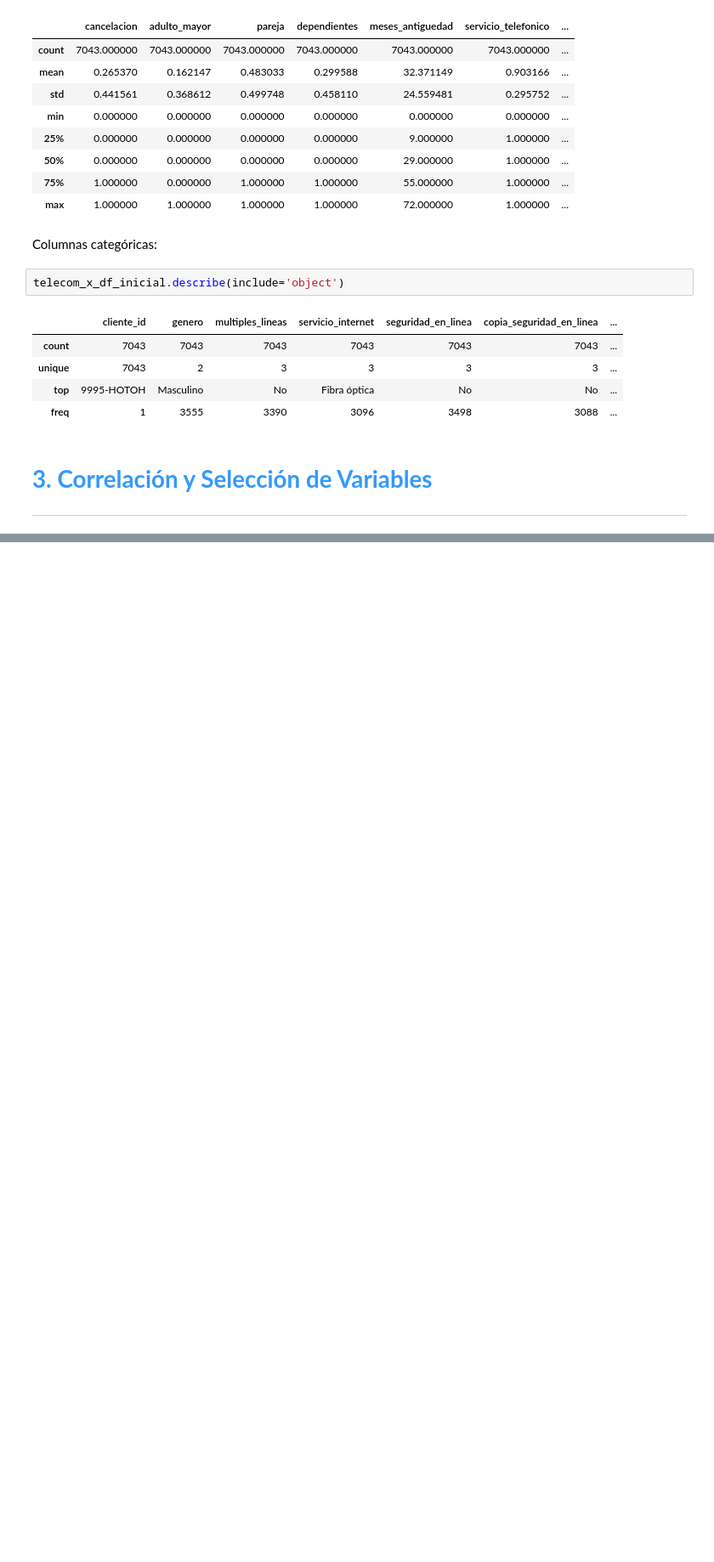
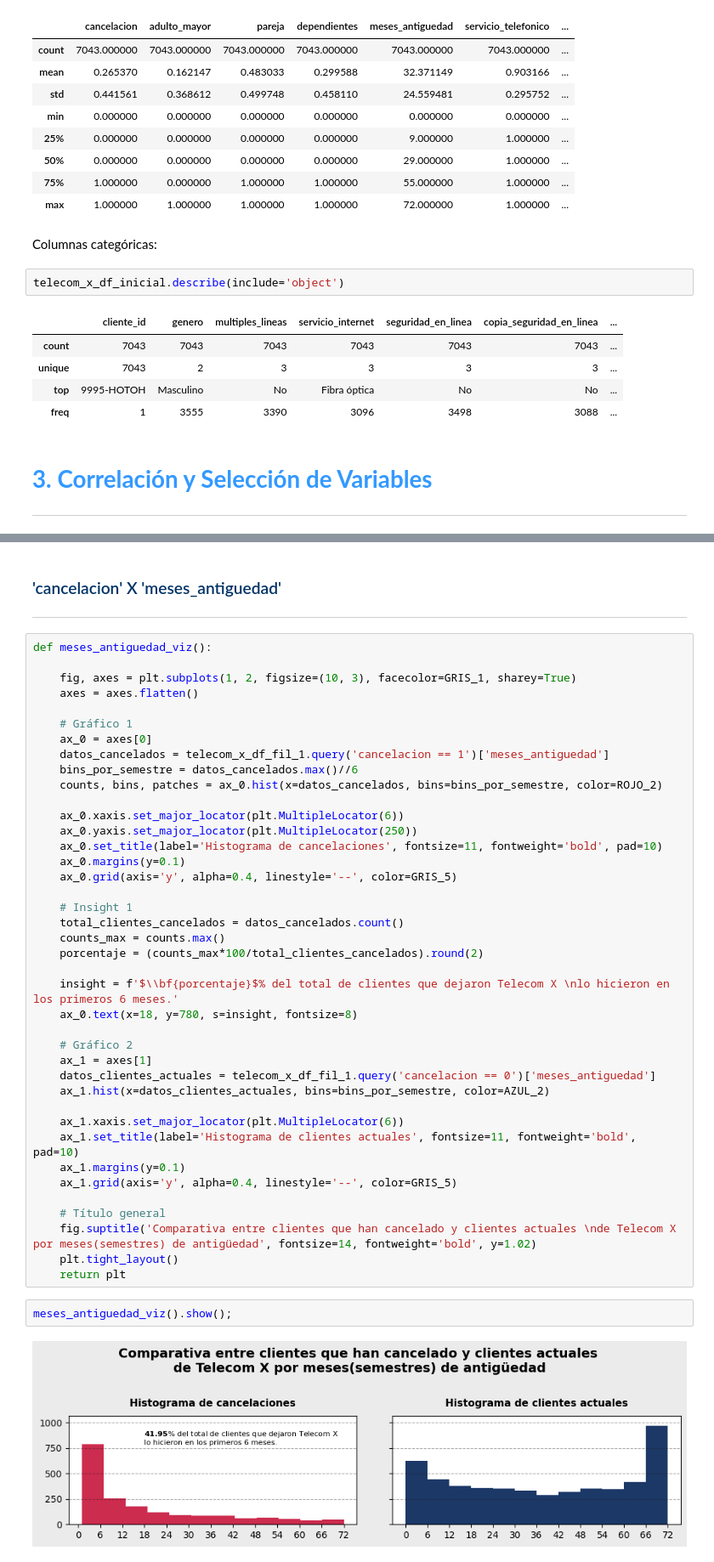
Before and after one commit to carloslozano-rg/challenge-telecom-x-parte-2-modelo-predictivo, a Jupyter notebook: Telecom_X_Modelo_Predictivo.ipynb, the cells around one changed output, grey strips where cells are left out. Shown at 85% size. Drawn from its saved outputs; the diff is of its cells as text; blank space fills up the shorter version.

```diff
--- a/Telecom_X_Modelo_Predictivo.ipynb
+++ b/Telecom_X_Modelo_Predictivo.ipynb
@@ -115,0 +206,47 @@ telecom_x_df_inicial.describe(include='object')
+# %% [markdown]
+### <font color='#003366'>'cancelacion' X 'meses_antiguedad'</font>
+---
+# %%
+def meses_antiguedad_viz():
+
+    fig, axes = plt.subplots(1, 2, figsize=(10, 3), facecolor=GRIS_1, sharey=True)
+    axes = axes.flatten()
+
+    # Gráfico 1
+    ax_0 = axes[0]
+    datos_cancelados = telecom_x_df_fil_1.query('cancelacion == 1')['meses_antiguedad']
+    bins_por_semestre = datos_cancelados.max()//6
+    counts, bins, patches = ax_0.hist(x=datos_cancelados, bins=bins_por_semestre, color=ROJO_2)
+
+    ax_0.xaxis.set_major_locator(plt.MultipleLocator(6))
+    ax_0.yaxis.set_major_locator(plt.MultipleLocator(250))
+    ax_0.set_title(label='Histograma de cancelaciones', fontsize=11, fontweight='bold', pad=10)
+    ax_0.margins(y=0.1)
+    ax_0.grid(axis='y', alpha=0.4, linestyle='--', color=GRIS_5)
+
+    # Insight 1
+    total_clientes_cancelados = datos_cancelados.count()
+    counts_max = counts.max()
+    porcentaje = (counts_max*100/total_clientes_cancelados).round(2)
+
+    insight = f'$\\bf{porcentaje}$% del total de clientes que dejaron Telecom X \nlo hicieron en los primeros 6 meses.'
+    ax_0.text(x=18, y=780, s=insight, fontsize=8)
+
+    # Gráfico 2
+    ax_1 = axes[1]
+    datos_clientes_actuales = telecom_x_df_fil_1.query('cancelacion == 0')['meses_antiguedad']
+    ax_1.hist(x=datos_clientes_actuales, bins=bins_por_semestre, color=AZUL_2)
+
+    ax_1.xaxis.set_major_locator(plt.MultipleLocator(6))
+    ax_1.set_title(label='Histograma de clientes actuales', fontsize=11, fontweight='bold', pad=10)
+    ax_1.margins(y=0.1)
+    ax_1.grid(axis='y', alpha=0.4, linestyle='--', color=GRIS_5)
+
+    # Título general
+    fig.suptitle('Comparativa entre clientes que han cancelado y clientes actuales \nde Telecom X por meses(semestres) de antigüedad', fontsize=14, fontweight='bold', y=1.02)
+    plt.tight_layout()
+    return plt
+# %%
+meses_antiguedad_viz().show();
+# %% [output]
+[figure, added]
```
Also changed, not shown: parts of 28 cells of this notebook.
